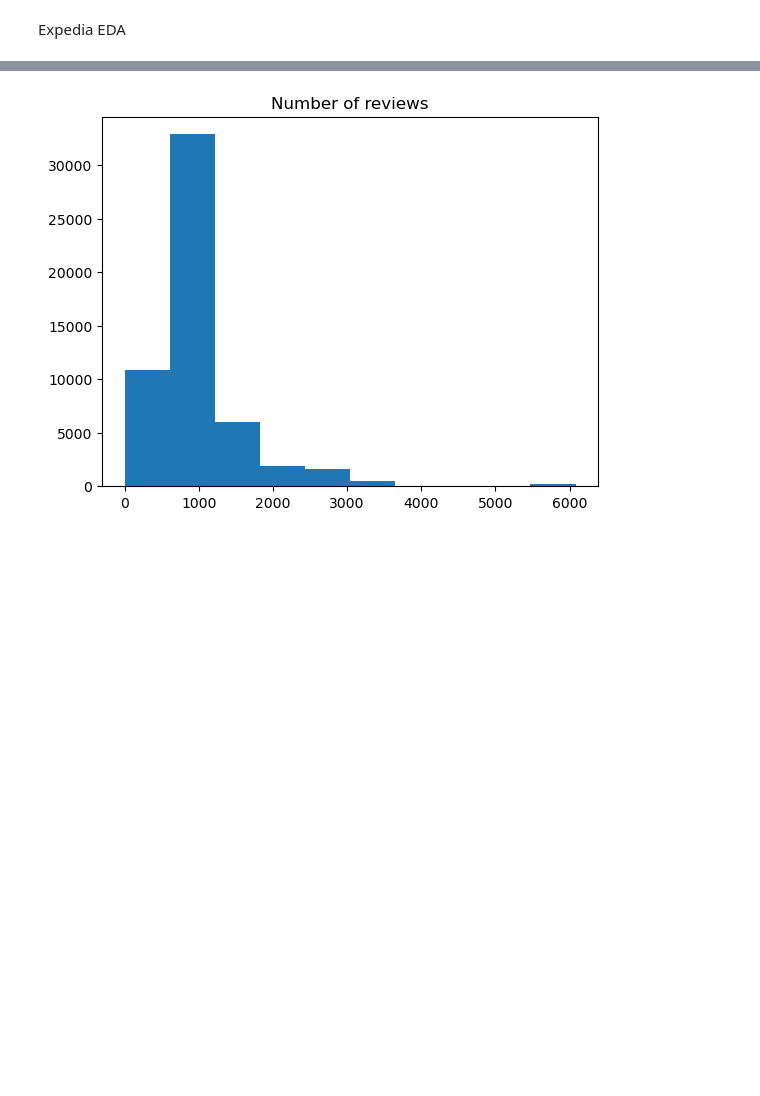
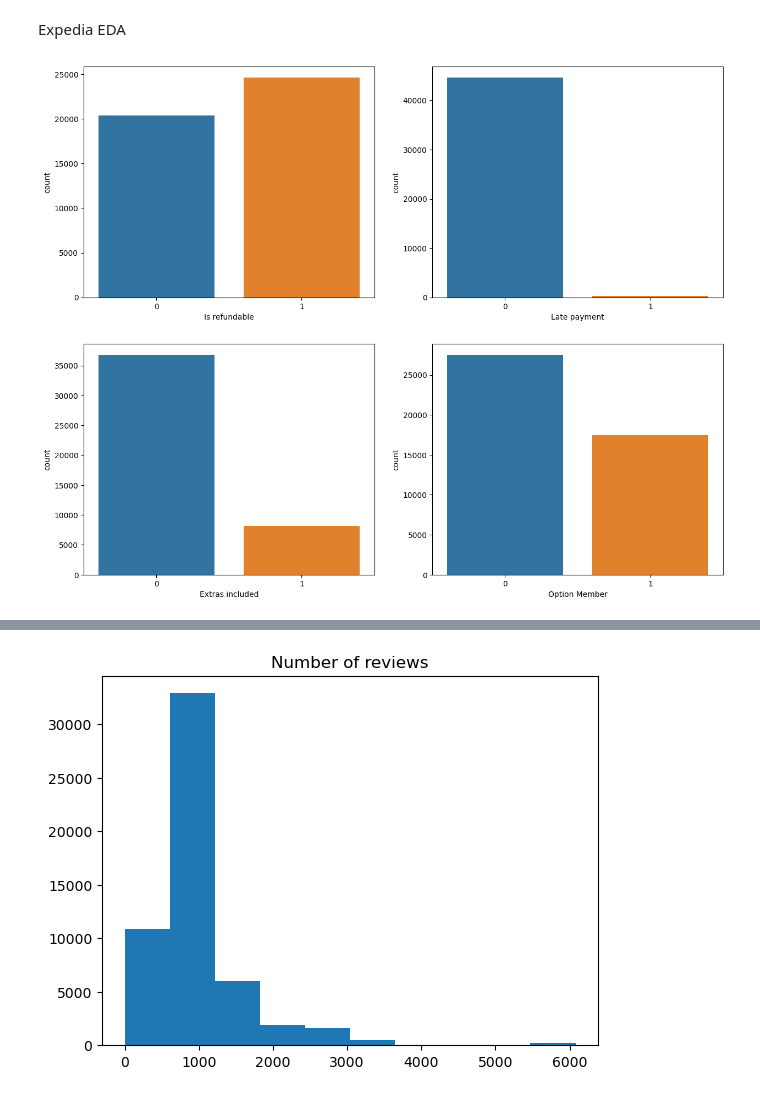
Before and after one commit to yarinr25/DSF---final-project, a Jupyter notebook: Notebooks/main.ipynb, the cells around one changed output, grey strips where cells are left out. Cells and saved outputs as stored; diff of their text form; code cells hidden in the pictures; blank space fills up the shorter version.

```diff
--- a/Notebooks/main.ipynb
+++ b/Notebooks/main.ipynb
@@ -280,0 +224,13 @@ memory usage: 5.4+ MB
+# %%
+#convert the columns to int
+
+expedia_df[['Is refundable','Late payment', 'Option Member']] = expedia_df[['Is refundable','Late payment', 'Option Member']].astype('int64')
+# %%
+expedia_df['Extras included'] = expedia_df['Extras included'].apply(lambda x: 1 if not pd.isnull(x) else 0)
+# %%
+expedia_df['Percent of discount'] = expedia_df.apply(lambda x: 1 - (x['Curr Price']/x['Original Price'])  , axis = 1)
+expedia_df['Percent of discount'] = expedia_df['Percent of discount'].apply(lambda x: round(x,2))
+# %%
+expedia_df =expedia_df[['Snapshot', 'Index', 'Hotel Name', 'TTT', 'LOS', 'Grade',
+       'Num of Reviews', 'Curr Price', 'Original Price','Percent of discount', 'Is refundable',
+       'Late payment', 'Extras included', 'Option Member']]
@@ -281,2 +271,8 @@ memory usage: 5.4+ MB
 # %% [markdown]
 Expedia EDA
+# %%
+fig,axes = plt.subplots(2,2,figsize=(15,12))
+for col,ax in zip(expedia_df.columns[10:],axes.flatten()):
+    sns.countplot(data=expedia_df,x=col,ax=ax)
+# %% [output]
+[figure, added]
```
Also changed, not shown: parts of 79 cells of this notebook.
